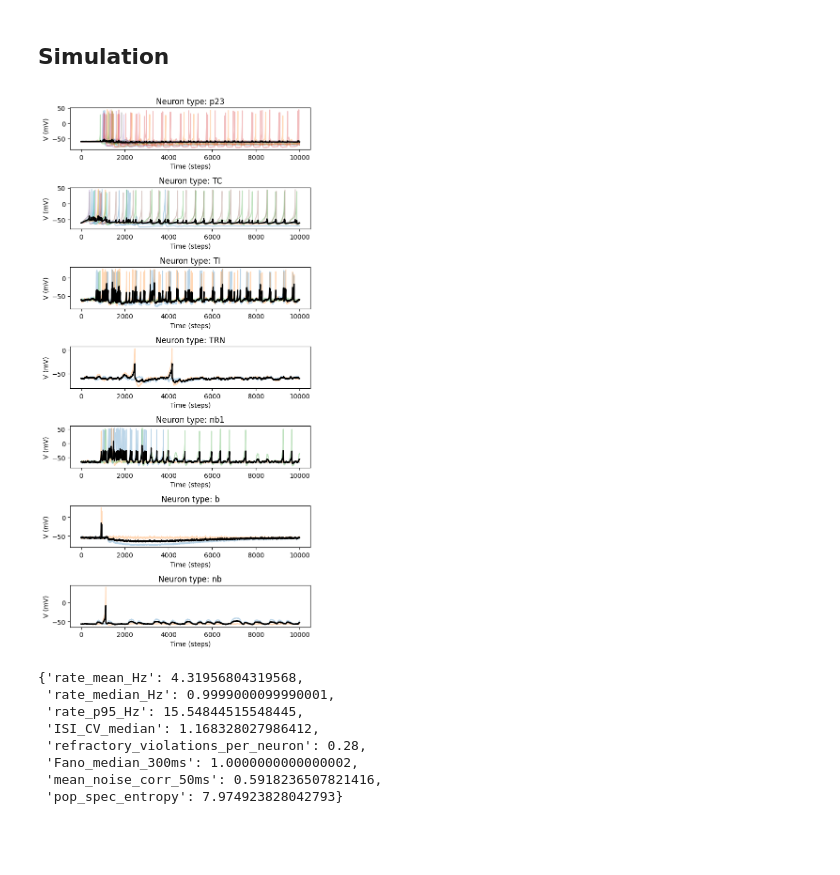
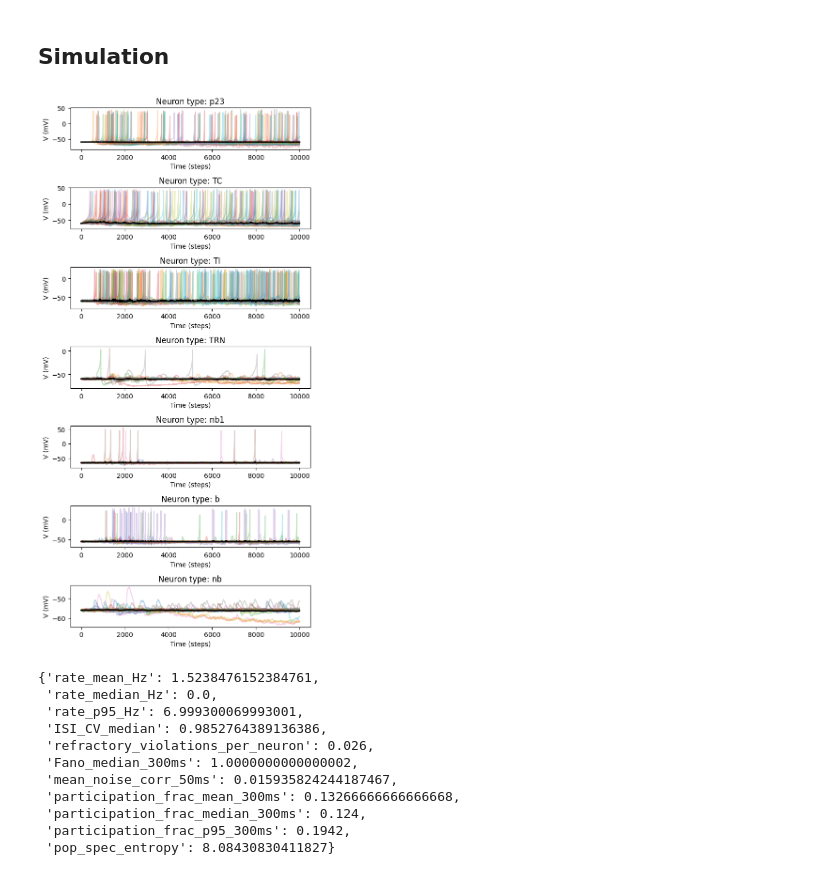
Before and after one commit to Dalsaetra/NeuroSimV3, a Jupyter notebook: python/notebooks/simple_dynamics.ipynb, the cells around one changed output. Saved outputs shown, nothing was run; the diff lists cells and outputs as text; code cells hidden in the pictures; blank space fills up the shorter version.

```diff
--- a/python/notebooks/simple_dynamics.ipynb
+++ b/python/notebooks/simple_dynamics.ipynb
@@ -36,7 +36,8 @@ two_node = False
 three_node = False
 ten_ring = False
 watts_strogatz = False
-geo_pref = True
+geo_pref = False
+geo_pref_recip = True
 
 if two_node:
     # Fully connected 2 neuron network
@@ -66,11 +67,35 @@ elif watts_strogatz:
     G = nx.watts_strogatz_graph(n, k, p)
     G = G.to_directed()
 elif geo_pref:
-    G = spatial_pa_directed_var_out(n=50, box_dim=2, alpha=2.0, pa_gamma=1.0, local_frac=0.7,
-                                kout_dist="lognormal", kout_params=(0.7, 0.9), kmin=1, seed=None)
+    n_neurons = 500
 
+    G = spatial_pa_directed_var_out(n=n_neurons, box_dim=2, alpha=2.0, pa_gamma=1.0, local_frac=0.7,
+                                kout_dist="lognormal", kout_params=(1.8, 0.9), kmin=2, seed=None)
 
     ensure_min_in_out(G)
+
+    # Graph density
+    print("Graph density:", nx.density(G))
+    # Number of nodes and edges
+    print("Number of nodes:", G.number_of_nodes())
+    print("Number of edges:", G.number_of_edges())
+elif geo_pref_recip:
+    n_neurons = 500
+
+    G = spatial_pa_directed_var_out_reciprocal(
+    n=n_neurons,
+    box_dim=3,
+    k_out=(3, 10),
+    m0=12,
+    alpha_dist=9.0,
+    attractiveness=1.0,
+    reciprocity=0.2,
+    reciprocity_local=1.2,
+    enforce_min_deg=True,
+    seed=None
+)
+
+    pos = [np.array([G.nodes[i].get('pos')[0], G.nodes[i].get('pos')[1]]) for i in G.nodes()]
 
     # Graph density
     print("Graph density:", nx.density(G))
@@ -159,11 +193,11 @@ plt.show()
 
 # Mean distance
 mean_distance = np.mean([G.edges[i]['distance'] for i in G.edges])
-distance_scale = 15.0
+distance_scale = 5.0
 
 
-weight_scale_excitatory = 20.0
-weight_scale_inhibitory = 20.0
+weight_scale_excitatory = 6.0
+weight_scale_inhibitory = 5.0
 
 for i in G.edges:
     u, v = i
@@ -257,39 +302,42 @@ connectome.nx_to_connectome(G)
 # %%
 sim = Simulation(connectome, dt, stepper_type="adapt")
 
 I_ext = np.zeros((pop.n_neurons))
 I_ext[pop.get_neurons_from_type("TC")] = 150
 # I_ext[pop.get_neurons_from_type("TI")] = 50
 
 rate = np.zeros(n_neurons)
-rate[pop.get_neurons_from_type("TC")] = 0.5
+rate[pop.get_neurons_from_type("TC")[:len(rate[pop.get_neurons_from_type("TC")])//2]] = 0.3
 poisson = PoissonInput(n_neurons, rate, amplitude=1.0)
 
 
 # I_ext = 100
 
 for i in range(1000):
-    sensory_spikes = poisson(0.1)
+    sensory_spikes = poisson(dt)
     sim.step(spike_ext=sensory_spikes)
     # sim.step(I_ext=I_ext)
 
 I_ext[:] = 0
 
 for i in range(9000):
     sim.step(I_ext=I_ext)
 
 sim.plot_voltage_per_type(figsize=(6, 12))
 # %% [output]
-[figure, old version]
+[figure, new version]
 # %%
-sim.stats.compute_metrics(dt)
+sim.stats.compute_metrics(dt, bin_ms_participation=300)
 # %% [output]
-{'rate_mean_Hz': 4.31956804319568,
- 'rate_median_Hz': 0.9999000099990001,
- 'rate_p95_Hz': 15.54844515548445,
- 'ISI_CV_median': 1.168328027986412,
- 'refractory_violations_per_neuron': 0.28,
+{'rate_mean_Hz': 1.5238476152384761,
+ 'rate_median_Hz': 0.0,
+ 'rate_p95_Hz': 6.999300069993001,
+ 'ISI_CV_median': 0.9852764389136386,
+ 'refractory_violations_per_neuron': 0.026,
  'Fano_median_300ms': 1.0000000000000002,
- 'mean_noise_corr_50ms': 0.5918236507821416,
- 'pop_spec_entropy': 7.974923828042793}
+ 'mean_noise_corr_50ms': 0.015935824244187467,
+ 'participation_frac_mean_300ms': 0.13266666666666668,
+ 'participation_frac_median_300ms': 0.124,
+ 'participation_frac_p95_300ms': 0.1942,
+ 'pop_spec_entropy': 8.08430830411827}
 # %%
```
Also changed, not shown: parts of 11 cells of this notebook, 3 other files.
